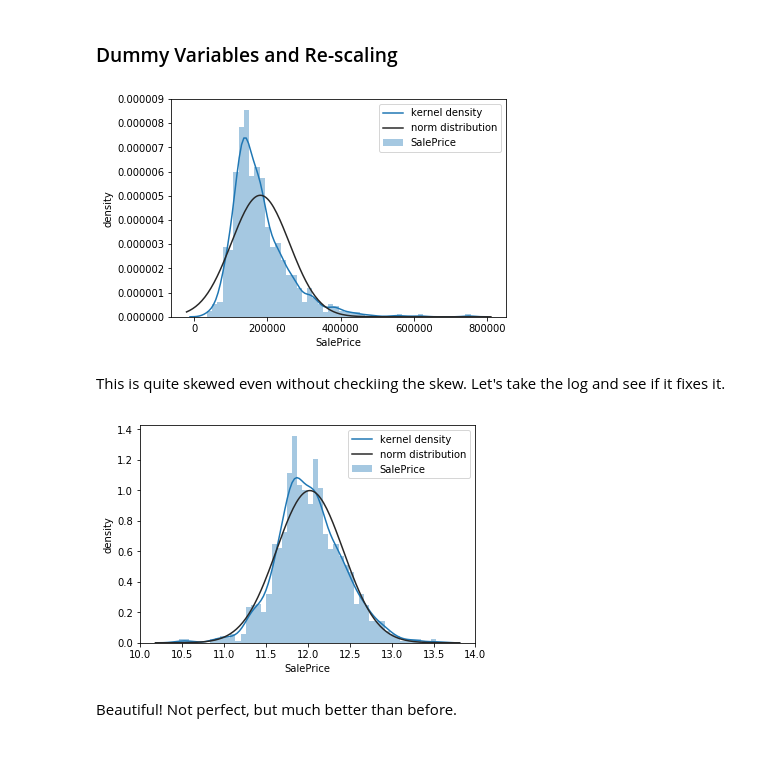
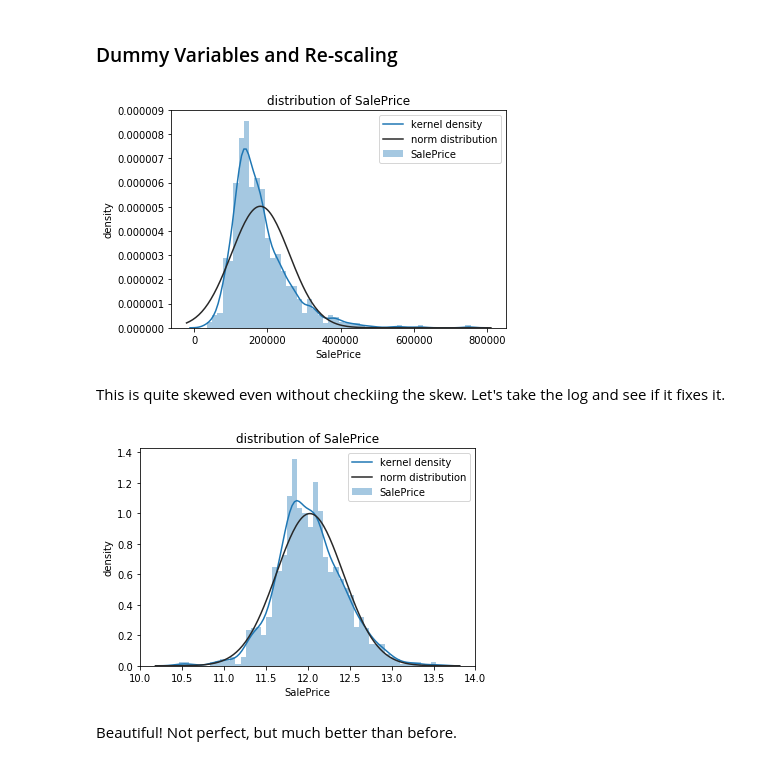
Before and after one commit to nickgrasley/appliedMachineLearning, a Jupyter notebook: hw2/hw2.ipynb, the cells around one changed output. Cells and saved outputs as stored; diff of their text form; code cells hidden in the pictures.

```diff
--- a/hw2/hw2.ipynb
+++ b/hw2/hw2.ipynb
@@ -192,19 +195,20 @@ We also need to change LotFrontage, but the documentation has no clue as to why
 # %%
 def distplot(var):
     sns.distplot(houses.loc[~houses[var].isnull(),var], bins=50, fit=norm, axlabel=var, label=var, fit_kws={'label': 'norm distribution'}, kde_kws={'label': 'kernel density'})
     plt.ylabel('density')
     plt.legend()
+    plt.title('distribution of {}'.format(var))
 
 distplot('SalePrice')
 # %% [output]
-[figure, old version]
+[figure, new version]
 # %% [markdown]
 This is quite skewed even without checkiing the skew. Let's take the log and see if it fixes it.
 # %%
 houses.SalePrice = np.log(houses.SalePrice)
 distplot('SalePrice')
 # %% [output]
-[figure, old version]
+[figure, new version]
 # %% [markdown]
 Beautiful! Not perfect, but much better than before.
 # %% [markdown]
```
Also changed, not shown: parts of 15 cells of this notebook.
